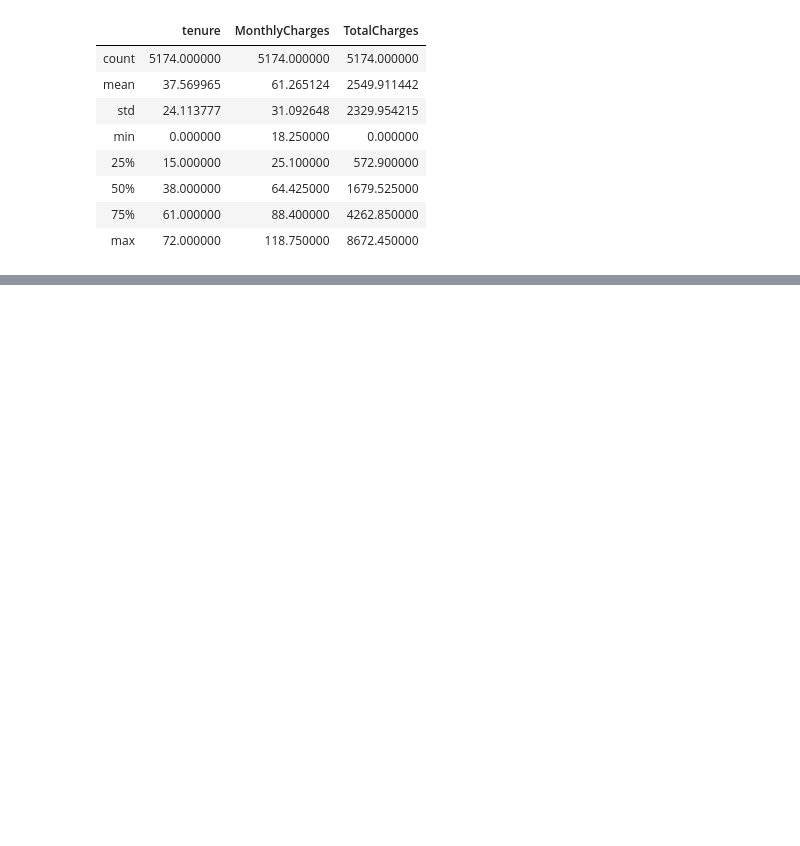
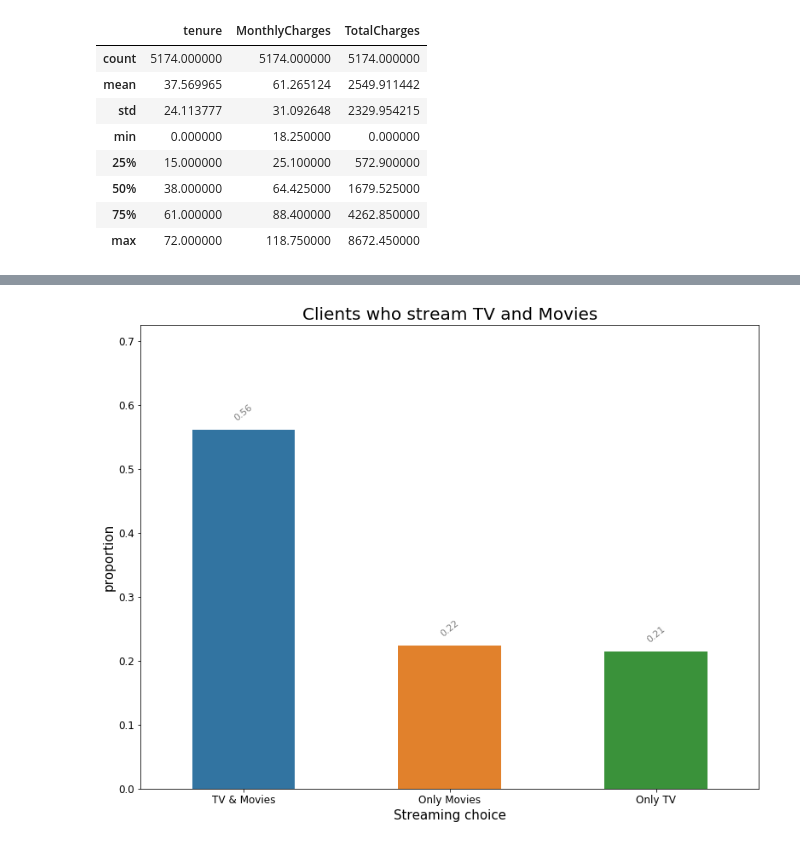
Before and after one commit to anitamezzetti/EPFL_Data_science_in_practice, a Jupyter notebook: Probelm Set 1/PS1-ongoing.ipynb, the cells around one changed output, grey strips where cells are left out. Drawn from its saved outputs; the diff is of its cells as text; code cells hidden in the pictures; blank space fills up the shorter version.

```diff
--- a/Probelm Set 1/PS1-ongoing.ipynb
+++ b/Probelm Set 1/PS1-ongoing.ipynb
@@ -100,0 +164,19 @@ for c in df_obj_plot.columns:
+# %%
+# creation of a series describing which clients have streaming Tv and streaming Movies
+streaming_total = len(df[(df.StreamingTV == 'Yes') | (df.StreamingMovies == 'Yes')])
+num_stream_both = len(df[(df.StreamingTV == 'Yes') & (df.StreamingMovies == 'Yes')])
+num_stream_movies = len(df[(df.StreamingTV == 'No') & (df.StreamingMovies == 'Yes')])
+num_stream_tv = len(df[(df.StreamingTV == 'Yes') & (df.StreamingMovies == 'No')])
+
+streaming_stats = pd.Series({"TV & Movies": num_stream_both, "Only Movies": num_stream_movies, "Only TV": num_stream_tv})
+
+fig, ax = plt.subplots(figsize=(13,10))
+sns.barplot(streaming_stats.index, streaming_stats / streaming_total, ax=ax)
+ax.tick_params(labelsize=12)
+ax.set_ylabel("proportion", fontsize=15)
+ax.set_xlabel("Streaming choice", fontsize=15)
+annotate(ax)
+plt.title("Clients who stream TV and Movies", fontsize=20)
+plt.show()
+# %% [output]
+[figure, added]
```
Also changed, not shown: parts of 30 cells of this notebook.
